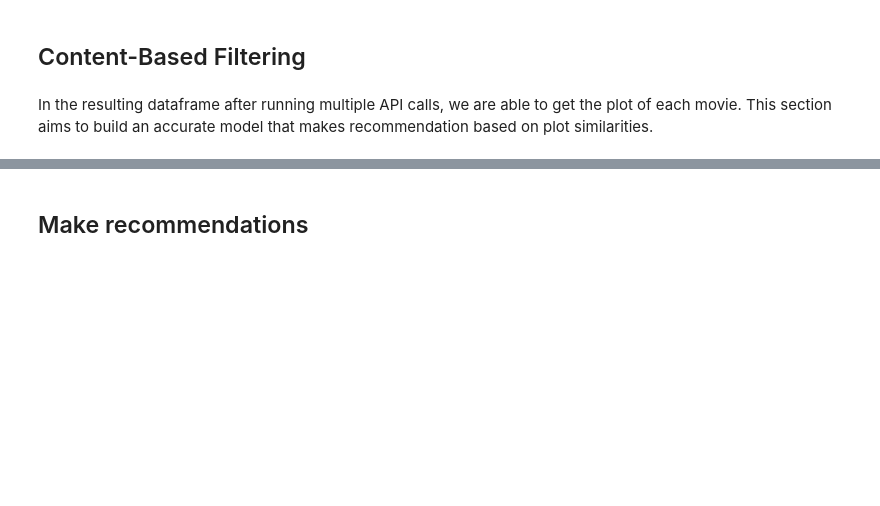
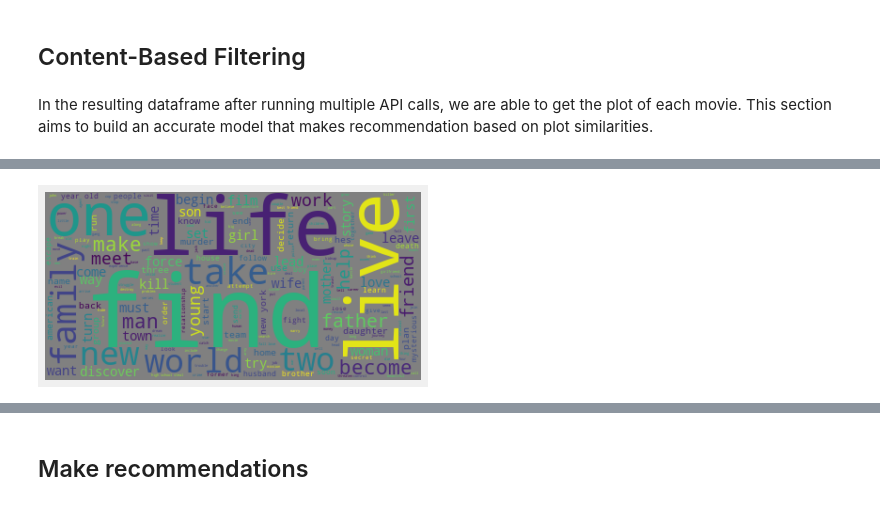
Before and after one commit to CaryMosley/Mod4ProjectRecommendation, a Jupyter notebook: RecSystem.ipynb, the cells around one changed output, grey strips where cells are left out. Drawn from its saved outputs; the diff is of its cells as text; code cells hidden in the pictures; blank space fills up the shorter version.

Commit message:
wordcloud

```diff
--- a/RecSystem.ipynb
+++ b/RecSystem.ipynb
@@ -1026,0 +1002,2 @@ recommend('Batman (1989)')
+# %%
+df=nlp_df.merge(ratings_df.groupby('movieId')['rating'].mean(),how='left',on='movieId')
@@ -1026,0 +1013,16 @@ recommend('Batman (1989)')
+# %%
+negative_df = df[df['rating'] < 4.5]
+positive_df = df[df['rating'] >= 4.5]
+negative = " ".join(plot for plot in negative_df['plot'])
+positive = " ".join(plot for plot in positive_df['plot'])
+# %%
+def generate_wordcloud(data):
+    wordcloud = WordCloud( background_color="grey").generate(data)
+
+    plt.imshow(wordcloud, interpolation='bilinear')
+    plt.axis("off")
+    plt.show()
+# %%
+generate_wordcloud(negative)
+# %% [output]
+[figure, added]
```
Also changed, not shown: parts of 36 cells of this notebook.
